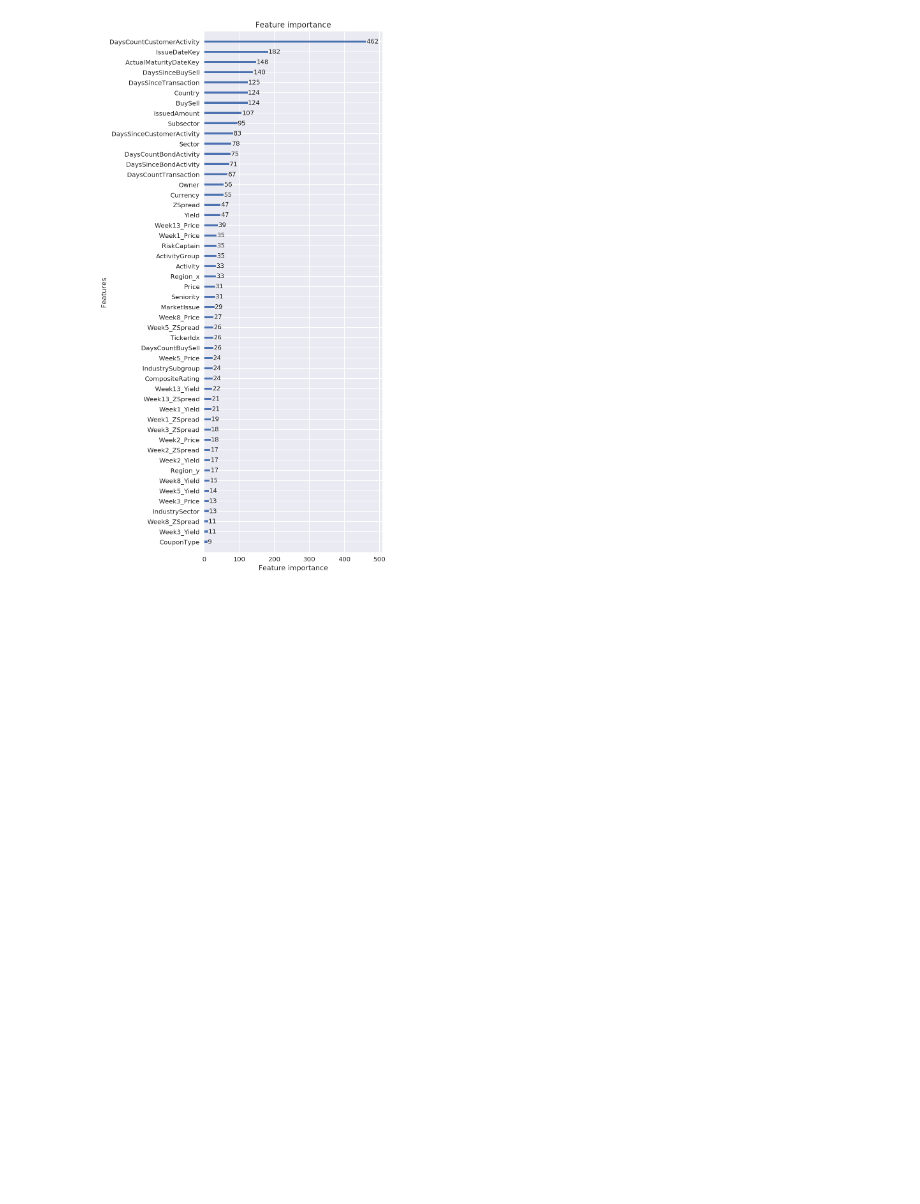
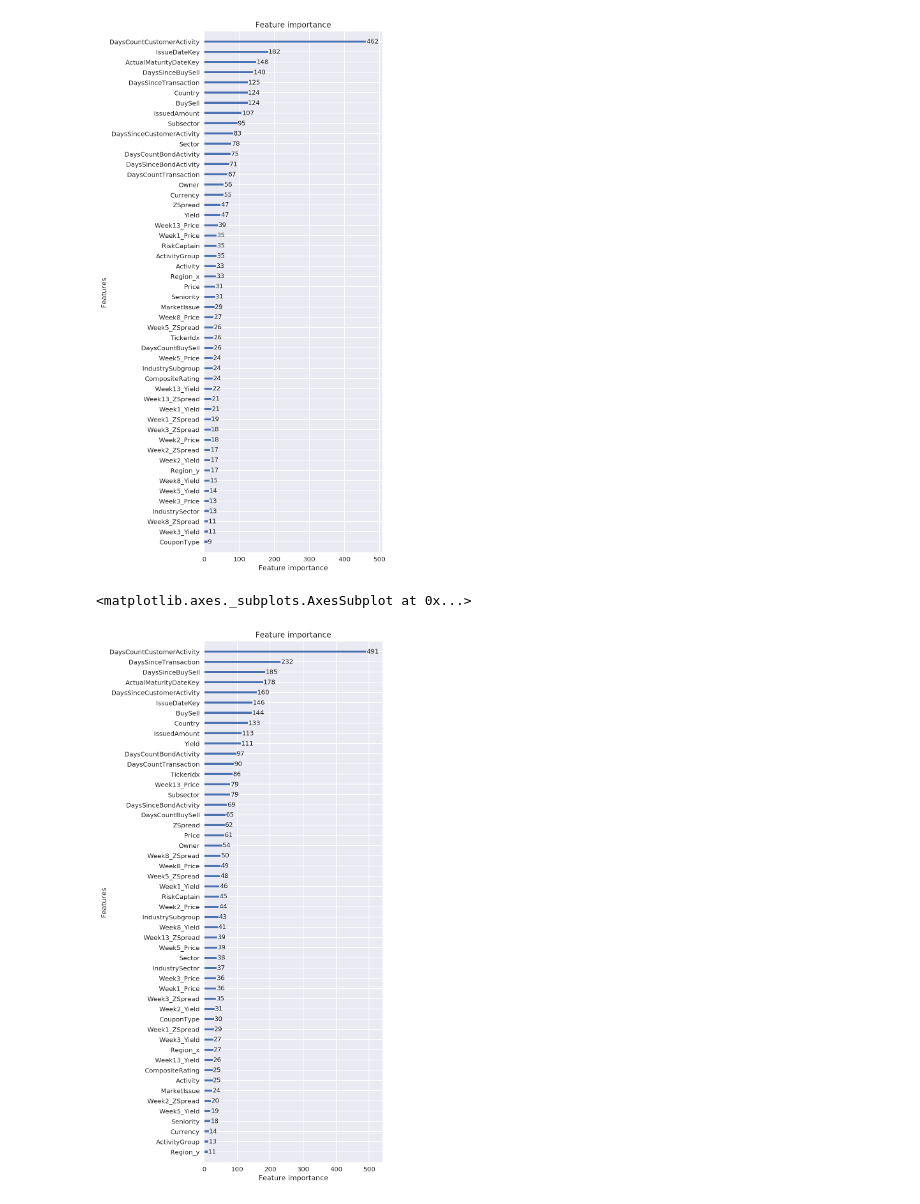
Before and after one commit to Robert-Aduviri/DSG-2018-Qualifiers, a Jupyter notebook: notebooks/robert/RA-13-Bonds-Prices.ipynb, the cells around one changed output. Saved outputs shown, nothing was run; the diff lists cells and outputs as text; code cells hidden in the pictures; blank space fills up the shorter version.

```diff
--- a/notebooks/robert/RA-13-Bonds-Prices.ipynb
+++ b/notebooks/robert/RA-13-Bonds-Prices.ipynb
@@ -162,3 +162,6 @@ for w, name in zip(weeks, week_labels):
 # %% [output]
 CPU times: user 10.8 s, sys: 3.48 s, total: 14.2 s
 Wall time: 13.3 s
+# %%
+for w in weeks:
+    for c in w if c`
@@ -312,3 +324,9 @@ plot_importance(output[0][1], figsize=(5,15))
 # %% [output]
 <matplotlib.axes._subplots.AxesSubplot at 0x...>
 [figure]
+# %%
+from lightgbm import plot_importance
+plot_importance(output[-1][1], figsize=(5,15))
+# %% [output]
+<matplotlib.axes._subplots.AxesSubplot at 0x...>
+[figure, added]
```
Also changed, not shown: parts of 1 cell of this notebook, 1 other file.
